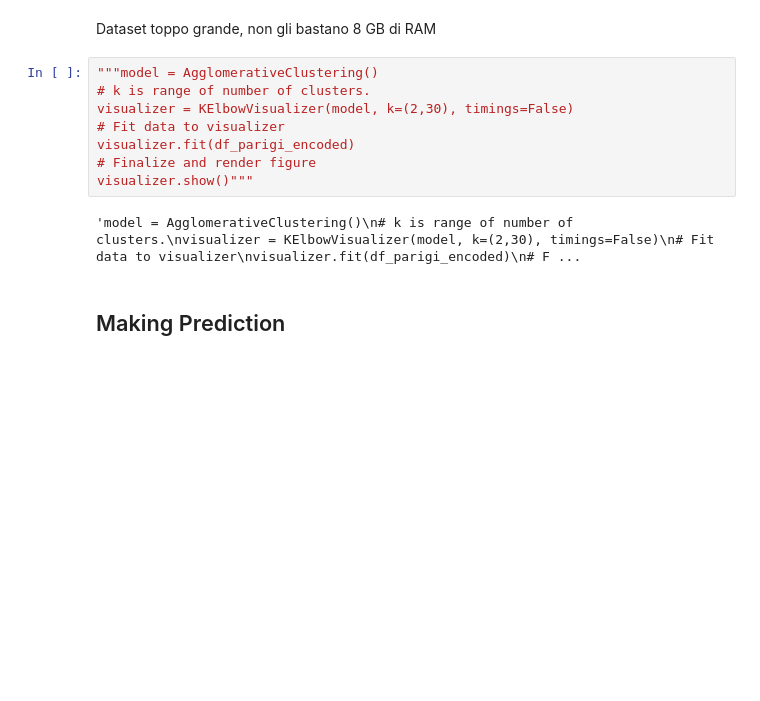
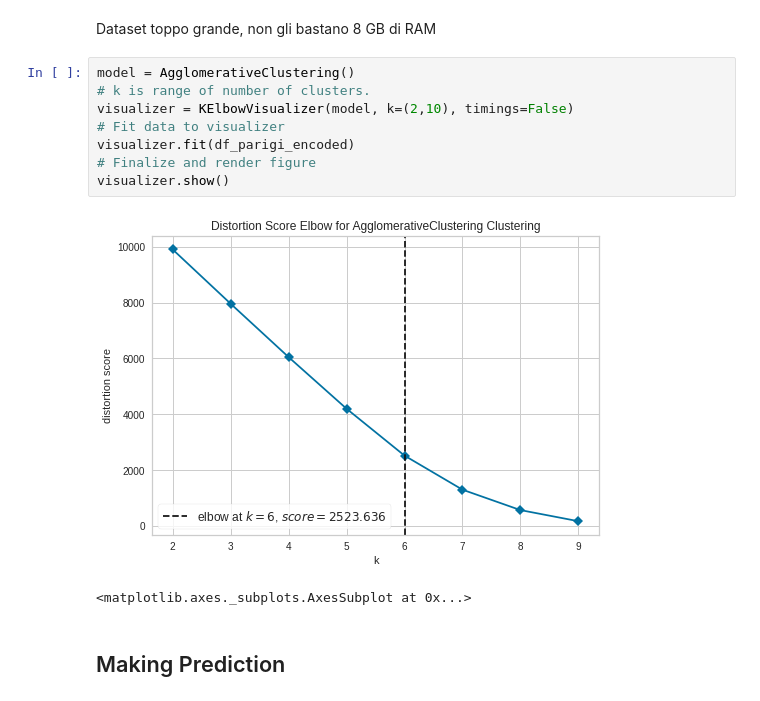
Before and after one commit to EdoPassa/Data_Science_Project_ITS_TTF_2022-23, a Jupyter notebook: Data Mining/dsProject/Data_Mining_Parigi.ipynb, the cells around one changed output. Drawn from its saved outputs; the diff is of its cells as text; blank space fills up the shorter version.

```diff
--- a/Data Mining/dsProject/Data_Mining_Parigi.ipynb
+++ b/Data Mining/dsProject/Data_Mining_Parigi.ipynb
@@ -199,15 +228,16 @@ import seaborn as sns
 # %% [markdown]
 Dataset toppo grande, non gli bastano 8 GB di RAM
 # %%
-"""model = AgglomerativeClustering()
+model = AgglomerativeClustering()
 # k is range of number of clusters.
-visualizer = KElbowVisualizer(model, k=(2,30), timings=False)
+visualizer = KElbowVisualizer(model, k=(2,10), timings=False)
 # Fit data to visualizer
 visualizer.fit(df_parigi_encoded)
 # Finalize and render figure
-visualizer.show()"""
+visualizer.show()
 # %% [output]
+[figure, added]
-'model = AgglomerativeClustering()\n# k is range of number of clusters.\nvisualizer = KElbowVisualizer(model, k=(2,30), timings=False)\n# Fit data to visualizer\nvisualizer.fit(df_parigi_encoded)\n# F ...
+<matplotlib.axes._subplots.AxesSubplot at 0x...>
 # %% [markdown]
 ## Making Prediction
 # %%
```
Also changed, not shown: parts of 14 cells of this notebook.
